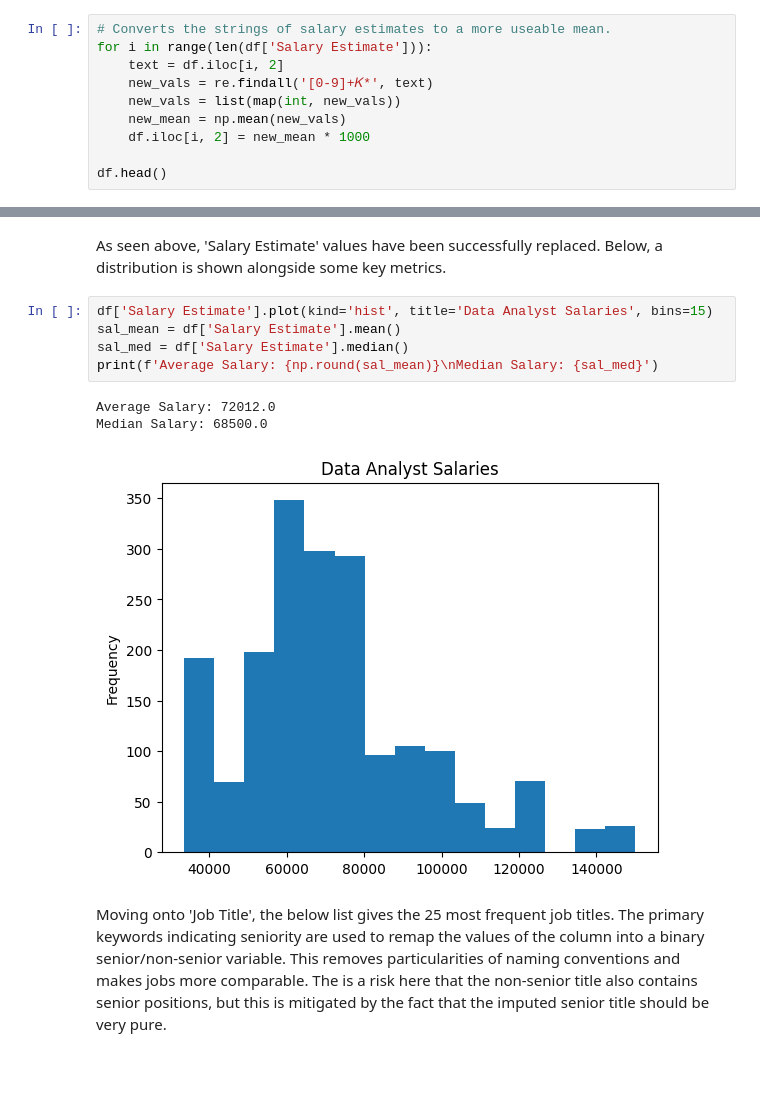
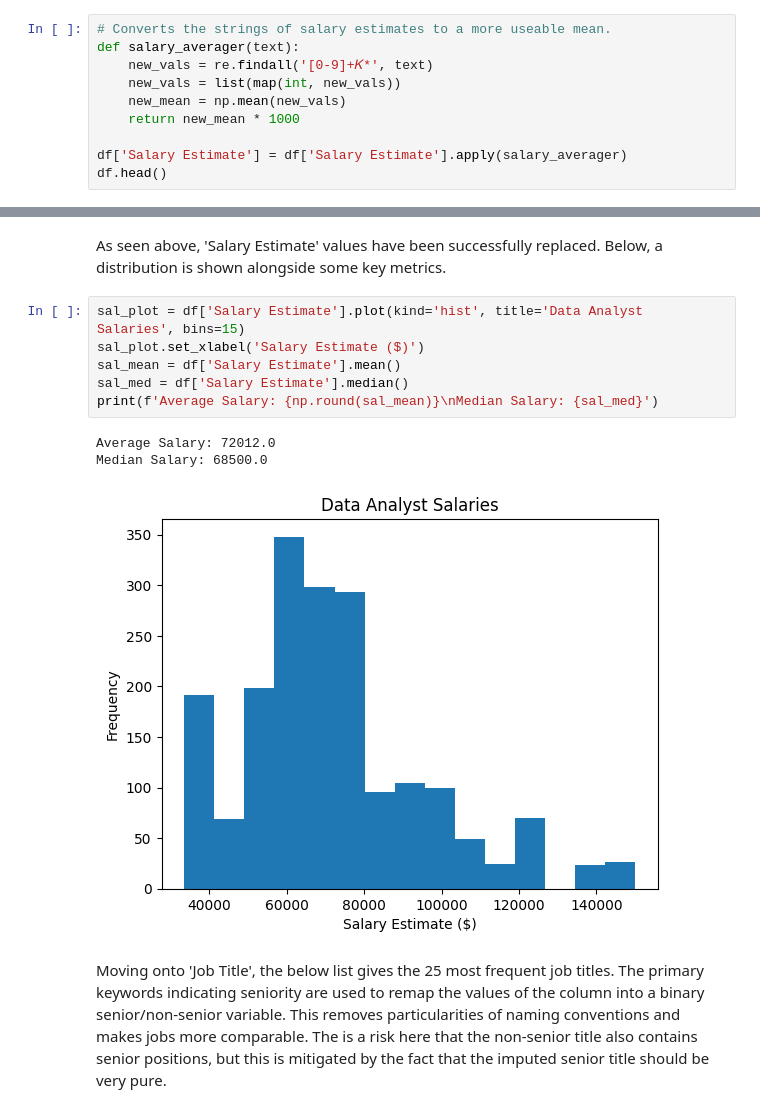
Before and after one commit to iansind/tech-jobs-clustering, a Jupyter notebook: tech_jobs_unsupervised_analysis.ipynb, the cells around one changed output, grey strips where cells are left out. Cells and saved outputs as stored; diff of their text form; blank space fills up the shorter version.

```diff
--- a/tech_jobs_unsupervised_analysis.ipynb
+++ b/tech_jobs_unsupervised_analysis.ipynb
@@ -159,13 +167,13 @@ Next, values in 'Salary Estimate' will be replaced with the mean of their range,
 A function will loop through the database here rather than using the generally preferred Pandas 'apply' function or similar. This is because the function that needs to be applied is rather complex, and the dataframe only requires one looping. Regular expressions will be used to extract the desired information from the string.
 # %%
 # Converts the strings of salary estimates to a more useable mean.
-for i in range(len(df['Salary Estimate'])):
-    text = df.iloc[i, 2]
+def salary_averager(text):
     new_vals = re.findall('[0-9]+𝐾*', text)
     new_vals = list(map(int, new_vals))
     new_mean = np.mean(new_vals)
-    df.iloc[i, 2] = new_mean * 1000
+    return new_mean * 1000
 
+df['Salary Estimate'] = df['Salary Estimate'].apply(salary_averager)
 df.head()
 # %% [output]
 |  | Job ID | Job Title | Salary Estimate | Job Description | Rating | Location | Size | Founded | Industry | ... |
@@ -177,14 +185,15 @@ df.head()
 # %% [markdown]
 As seen above, 'Salary Estimate' values have been successfully replaced. Below, a distribution is shown alongside some key metrics.
 # %%
-df['Salary Estimate'].plot(kind='hist', title='Data Analyst Salaries', bins=15)
+sal_plot = df['Salary Estimate'].plot(kind='hist', title='Data Analyst Salaries', bins=15)
+sal_plot.set_xlabel('Salary Estimate ($)')
 sal_mean = df['Salary Estimate'].mean()
 sal_med = df['Salary Estimate'].median()
 print(f'Average Salary: {np.round(sal_mean)}\nMedian Salary: {sal_med}')
 # %% [output]
 Average Salary: 72012.0
 Median Salary: 68500.0
-[figure, old version]
+[figure, new version]
 # %% [markdown]
 Moving onto 'Job Title', the below list gives the 25 most frequent job titles. The primary keywords indicating seniority are used to remap the values of the column into a binary senior/non-senior variable. This removes particularities of naming conventions and makes jobs more comparable. The is a risk here that the non-senior title also contains senior positions, but this is mitigated by the fact that the imputed senior title should be very pure.
 # %%
```
Also changed, not shown: parts of 21 cells of this notebook.
